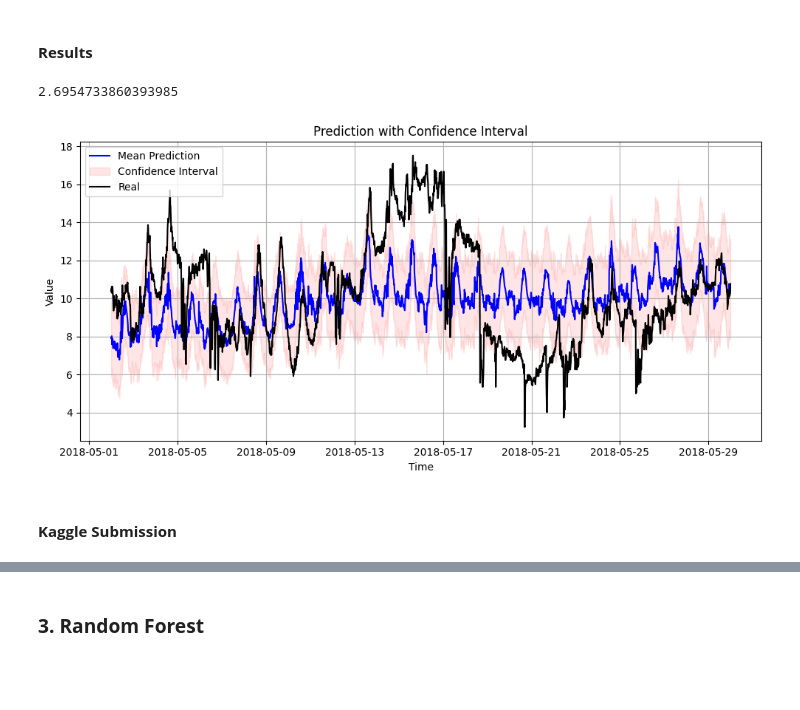
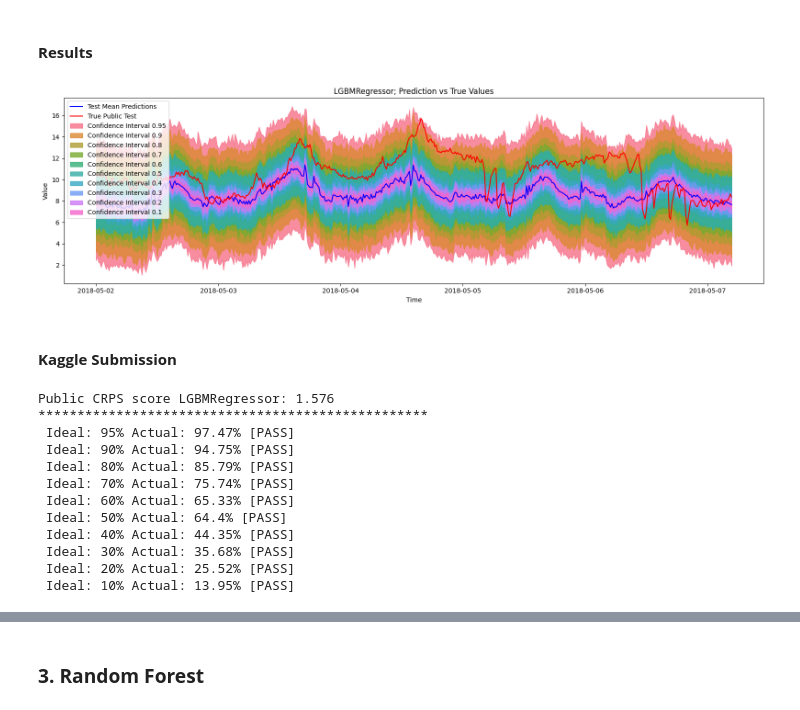
Before and after one commit to pintamonas4575/SERTEMP-project-MAADM-UPM, a Jupyter notebook: SERTEMP_forecasting_challenge.ipynb, the cells around one changed output, grey strips where cells are left out. Cells and saved outputs as stored; diff of their text form; code cells hidden in the pictures; blank space fills up the shorter version.

```diff
--- a/SERTEMP_forecasting_challenge.ipynb
+++ b/SERTEMP_forecasting_challenge.ipynb
@@ -205,8 +211,8 @@ test_modified[regressors] = scaled_features
 y = test_modified['y']
 test_modified.drop(["y"], inplace=True, axis=1)
 
-submission = pd.DataFrame(columns=['id','0.025','0.05','0.1','0.15','0.2','0.25','0.3','0.35','0.4','0.45',
-                                   '0.5','0.55','0.6','0.65','0.7','0.75','0.8','0.85','0.9','0.95','0.975'])
+submission = pd.DataFrame(columns=['id','0.025','0.05','0.10','0.15','0.20','0.25','0.30','0.35','0.40','0.45',
+                                   '0.50','0.55','0.60','0.65','0.70','0.75','0.80','0.85','0.90','0.95','0.975'])
 
 submission['id'] = real_test_df['id'].values
 
@@ -278,16 +284,33 @@ Training model with confidence interval 0.6
 ... (9 outputs left out)
 # %% [markdown]
 #### **Results**
-# %%
-rmse_prophet = np.sqrt(mean_squared_error(y, forecast['yhat'].values))
-
-print(rmse_prophet)
-plot_intervals(forecast['ds'].values, forecast['yhat'].values, forecast['yhat_lower'].values, forecast['yhat_upper'].values, y)
-# %% [output]
-2.6954733860393985
-[figure, removed]
+# %%
+# rmse_prophet = np.sqrt(mean_squared_error(y, forecast['yhat'].values))
+# print(rmse_prophet) # 2.6954733860393985
+plot_predictions_and_intervals(df, public_test_df, test_5k_df, quantile_mapping, num_samples=500)
+# %% [output]
+[figure, added]
 # %% [markdown]
 #### **Kaggle Submission**
+# %%
+prueba_predictions_df = df[:len(test_df)].drop(columns=['id'])
+crps_score = crps(prueba_predictions_df, test_df) # 2,5k predictions
+print(f"Public CRPS score LGBMRegressor: {crps_score:.3f}")
+print("*"*50)
+coverage_report(submission=prueba_predictions_df, solution=test_df)
+# %% [output]
+Public CRPS score LGBMRegressor: 1.576
+**************************************************
+ Ideal: 95% Actual: 97.47% [PASS]
+ Ideal: 90% Actual: 94.75% [PASS]
+ Ideal: 80% Actual: 85.79% [PASS]
+ Ideal: 70% Actual: 75.74% [PASS]
+ Ideal: 60% Actual: 65.33% [PASS]
+ Ideal: 50% Actual: 64.4% [PASS]
+ Ideal: 40% Actual: 44.35% [PASS]
+ Ideal: 30% Actual: 35.68% [PASS]
+ Ideal: 20% Actual: 25.52% [PASS]
+ Ideal: 10% Actual: 13.95% [PASS]
 # %% [markdown]
 ![Prophet Submission](results/2_Prophet_submission.jpeg)
 # %% [markdown]
```
Also changed, not shown: parts of 15 cells of this notebook, 3 other files.
